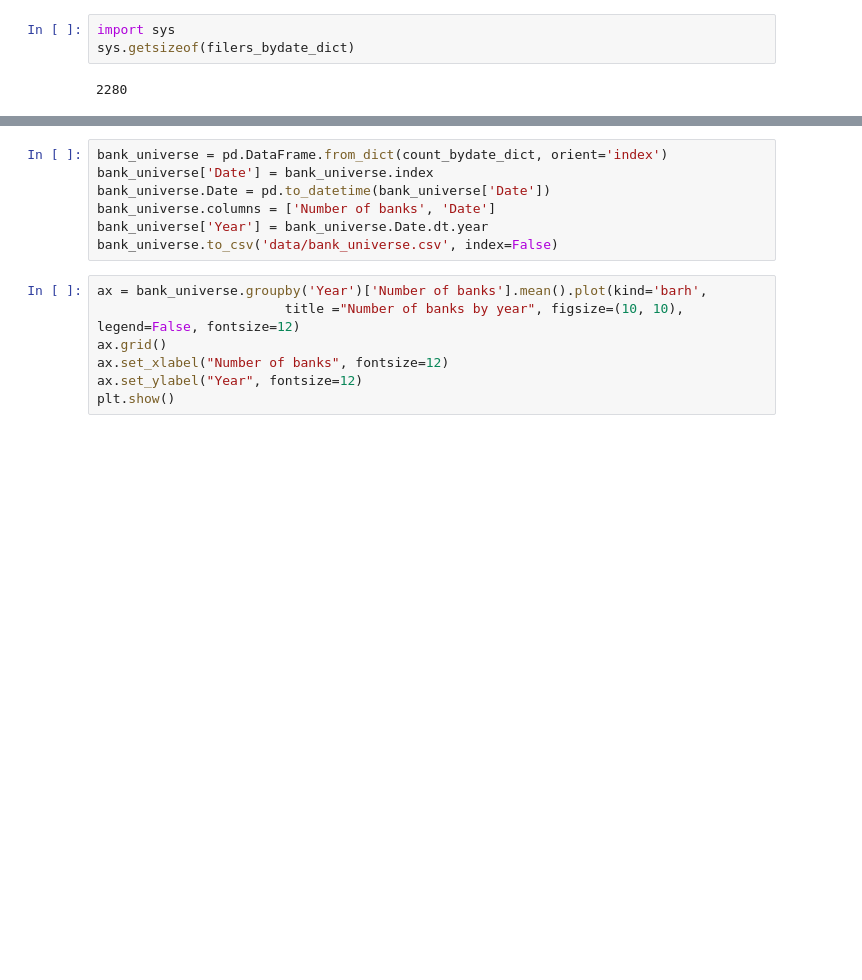
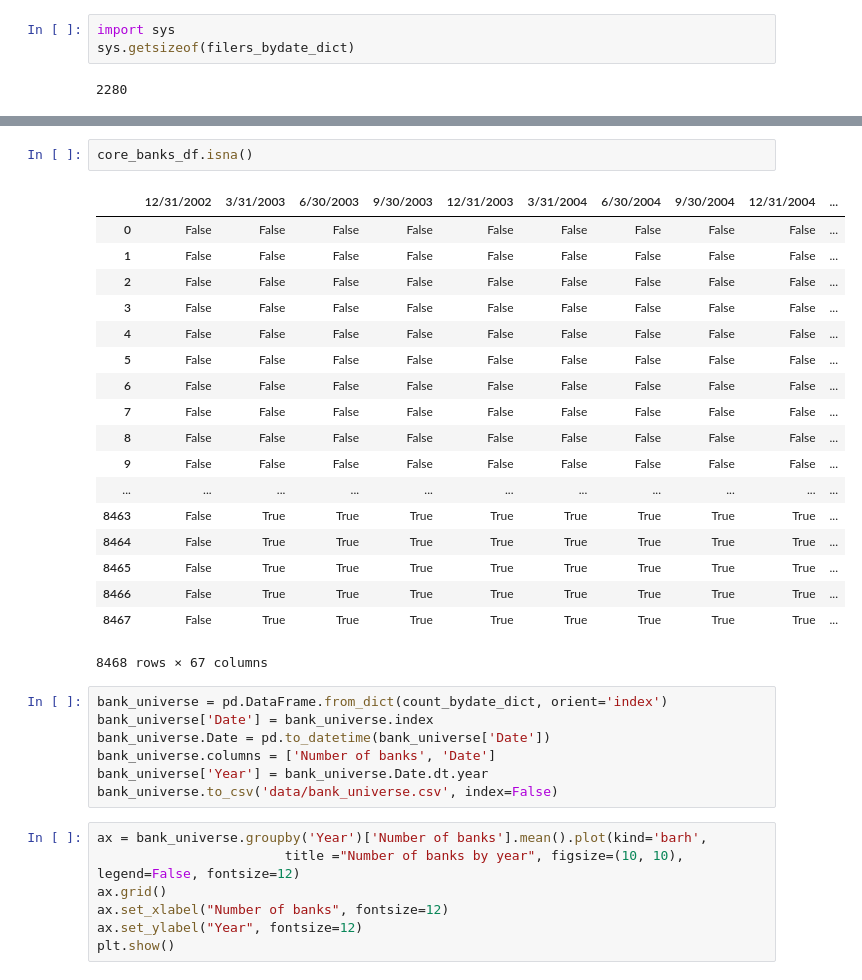
Before and after one commit to allaccountstaken/predicting_bank_distress, a Jupyter notebook: describe_bank_universe.ipynb, the cells around one changed output, grey strips where cells are left out. Cells and saved outputs as stored; diff of their text form; blank space fills up the shorter version.

```diff
--- a/describe_bank_universe.ipynb
+++ b/describe_bank_universe.ipynb
@@ -140,3 +144,24 @@ sys.getsizeof(count_bydate_dict)
+# %%
+core_banks_df.isna()
+# %% [output]
+|  | 12/31/2002 | 3/31/2003 | 6/30/2003 | 9/30/2003 | 12/31/2003 | 3/31/2004 | 6/30/2004 | 9/30/2004 | 12/31/2004 | ... |
+| 0 | False | False | False | False | False | False | False | False | False | ... |
+| 1 | False | False | False | False | False | False | False | False | False | ... |
+| 2 | False | False | False | False | False | False | False | False | False | ... |
+| 3 | False | False | False | False | False | False | False | False | False | ... |
+| 4 | False | False | False | False | False | False | False | False | False | ... |
+| 5 | False | False | False | False | False | False | False | False | False | ... |
+| 6 | False | False | False | False | False | False | False | False | False | ... |
+| 7 | False | False | False | False | False | False | False | False | False | ... |
+| 8 | False | False | False | False | False | False | False | False | False | ... |
+| 9 | False | False | False | False | False | False | False | False | False | ... |
+| ... | ... | ... | ... | ... | ... | ... | ... | ... | ... | ... |
+| 8463 | False | True | True | True | True | True | True | True | True | ... |
+| 8464 | False | True | True | True | True | True | True | True | True | ... |
+| 8465 | False | True | True | True | True | True | True | True | True | ... |
+| 8466 | False | True | True | True | True | True | True | True | True | ... |
+| 8467 | False | True | True | True | True | True | True | True | True | ... |
+8468 rows × 67 columns
 # %%
 bank_universe = pd.DataFrame.from_dict(count_bydate_dict, orient='index')
 bank_universe['Date'] = bank_universe.index
```
Also changed, not shown: parts of 6 cells of this notebook, 1 other file.
